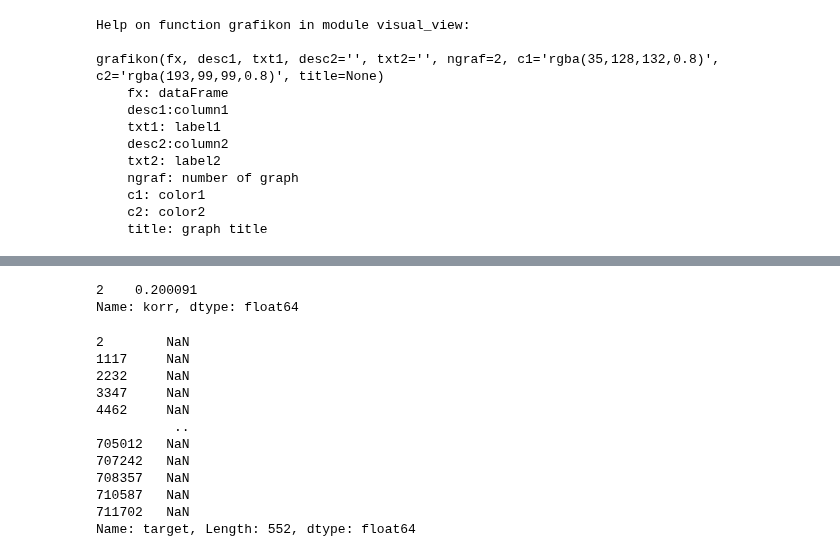
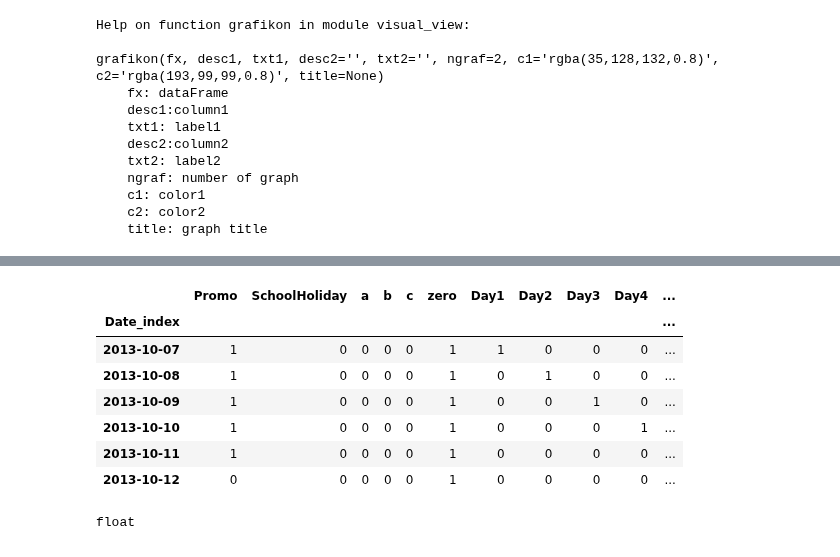
Before and after one commit to sipocz/Colab, a Jupyter notebook: Segmind_grand_AI_challenge_starter_LSTM.ipynb, the cells around one changed output, grey strips where cells are left out. Cells and saved outputs as stored; diff of their text form; code cells hidden in the pictures.

```diff
--- a/Segmind_grand_AI_challenge_starter_LSTM.ipynb
+++ b/Segmind_grand_AI_challenge_starter_LSTM.ipynb
@@ -256,23 +252,0 @@ y_NN=df[df["Store"]==3 ]["korr"]
-# %%
-X_NN[X_NN.index==2]["korr"]
-# %% [output]
-2    0.200091
-Name: korr, dtype: float64
-# %%
-X_NN["target"]=XXX["korr"]
-X_NN.head()
-XXX["korr"]
-X_NN["target"]
-# %% [output]
-2        NaN
-1117     NaN
-2232     NaN
-3347     NaN
-4462     NaN
-          ..
-705012   NaN
-707242   NaN
-708357   NaN
-710587   NaN
-711702   NaN
-Name: target, Length: 552, dtype: float64
@@ -291,0 +253,20 @@ best_specific = compare_models(exclude = ['catboost', 'svm'])
+# %%
+prediktorok=["Promo","SchoolHoliday","a","b","c","zero","Day1","Day2","Day3","Day4","Day5","Day6","Day7","korr"]
+weeklist=[]
+for years in [2013,2014,2015]:
+    for weeks in range(1,53):
+        #print(years,weeks)
+        a=XXX[(XXX["week_of_year"]==weeks) & (XXX["year"]==years)][prediktorok]
+        if len(a)==6:
+            weeklist.append(a)
+# %%
+weeklist[0]
+# %% [output]
+|  | Promo | SchoolHoliday | a | b | c | zero | Day1 | Day2 | Day3 | Day4 | ... |
+| Date_index |  |  |  |  |  |  |  |  |  |  | ... |
+| 2013-10-07 | 1 | 0 | 0 | 0 | 0 | 1 | 1 | 0 | 0 | 0 | ... |
+| 2013-10-08 | 1 | 0 | 0 | 0 | 0 | 1 | 0 | 1 | 0 | 0 | ... |
+| 2013-10-09 | 1 | 0 | 0 | 0 | 0 | 1 | 0 | 0 | 1 | 0 | ... |
+| 2013-10-10 | 1 | 0 | 0 | 0 | 0 | 1 | 0 | 0 | 0 | 1 | ... |
+| 2013-10-11 | 1 | 0 | 0 | 0 | 0 | 1 | 0 | 0 | 0 | 0 | ... |
+| 2013-10-12 | 0 | 0 | 0 | 0 | 0 | 1 | 0 | 0 | 0 | 0 | ... |
@@ -318 +322,5 @@ model.compile(loss='mse',
+# %%
+type(NN_X[1][1][0])
+# %% [output]
+float
 # %%
```
Also changed, not shown: parts of 23 cells of this notebook.
